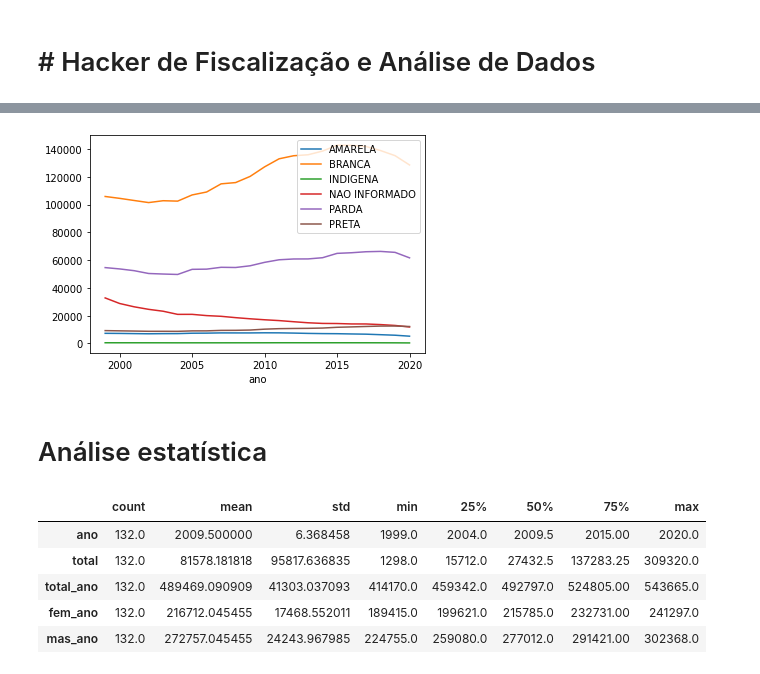
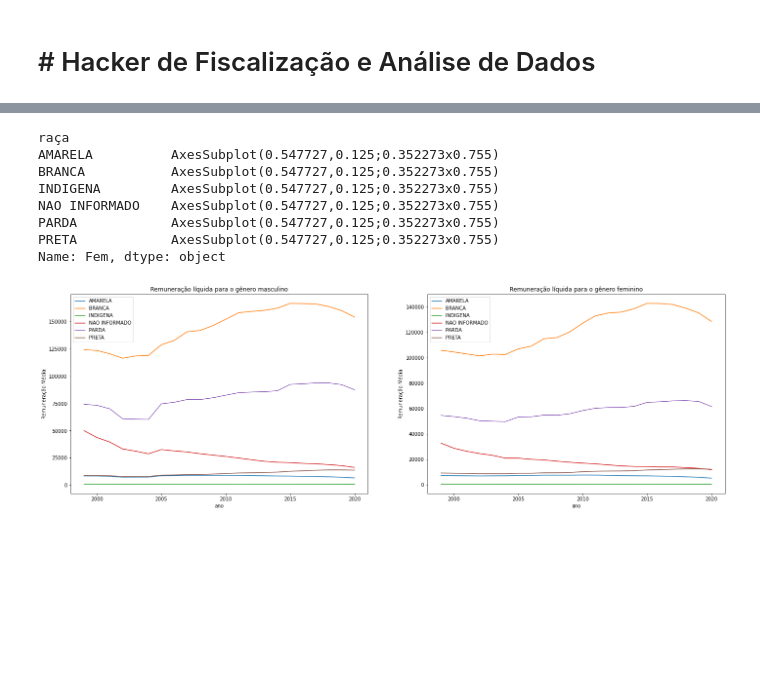
Before and after one commit to Italoalberto/Hacker-de-Fiscalizacao-e-Analise-de-Dados, a Jupyter notebook: Remuneração_Executivo.ipynb, the cells around one changed output, grey strips where cells are left out. Cells and saved outputs as stored; diff of their text form; code cells hidden in the pictures; blank space fills up the shorter version.

```diff
--- a/Remuneração_Executivo.ipynb
+++ b/Remuneração_Executivo.ipynb
@@ -103,6 +40,0 @@ Name: total, dtype: object
-# %%
-#definir o índice da coluna
-df.set_index(ano, inplace=True)
-
-#agrupar o dado por produto e desenhar um gráfico de linha
-df.Mas = df.groupby('raça')['Mas'].plot(legend=True)
@@ -111,19 +84,28 @@ df.Mas = df.groupby('raça')['Mas'].plot(legend=True)
 # %%
-#definir o índice da coluna
+# definir o índice da coluna
 df.set_index(ano, inplace=True)
 
-#agrupar o dado por produto e desenhar um gráfico de linha
-df.Fem = df.groupby('raça')['Fem'].plot(legend=True)
+# criar subplots para visualizar os dois gráficos um ao lado do outro
+fig, axs = plt.subplots(nrows=1, ncols=2, figsize=(24, 7.5))
+
+axs[0].set_title('Remuneração líquida para o gênero masculino')
+axs[0].set_xlabel('Ano')
+axs[0].set_ylabel('Remuneração Média')
+
+axs[1].set_title('Remuneração líquida para o gênero feminino')
+axs[1].set_xlabel('Ano')
+axs[1].set_ylabel('Remuneração Média')
+
+# agrupar o dado por produto e desenhar um gráfico de linha
+df.groupby('raça')['Mas'].plot(legend=True, ax=axs[0])
+df.groupby('raça')['Fem'].plot(legend=True, ax=axs[1])
 # %% [output]
+raça
+AMARELA          AxesSubplot(0.547727,0.125;0.352273x0.755)
+BRANCA           AxesSubplot(0.547727,0.125;0.352273x0.755)
+INDIGENA         AxesSubplot(0.547727,0.125;0.352273x0.755)
+NAO INFORMADO    AxesSubplot(0.547727,0.125;0.352273x0.755)
+PARDA            AxesSubplot(0.547727,0.125;0.352273x0.755)
+PRETA            AxesSubplot(0.547727,0.125;0.352273x0.755)
+Name: Fem, dtype: object
-[figure, old version]
+[figure, new version]
-# %% [markdown]
-# Análise estatística
-# %%
-df.describe().transpose()
-# %% [output]
-|  | count | mean | std | min | 25% | 50% | 75% | max |
-| ano | 132.0 | 2009.500000 | 6.368458 | 1999.0 | 2004.0 | 2009.5 | 2015.00 | 2020.0 |
-| total | 132.0 | 81578.181818 | 95817.636835 | 1298.0 | 15712.0 | 27432.5 | 137283.25 | 309320.0 |
-| total_ano | 132.0 | 489469.090909 | 41303.037093 | 414170.0 | 459342.0 | 492797.0 | 524805.00 | 543665.0 |
-| fem_ano | 132.0 | 216712.045455 | 17468.552011 | 189415.0 | 199621.0 | 215785.0 | 232731.00 | 241297.0 |
-| mas_ano | 132.0 | 272757.045455 | 24243.967985 | 224755.0 | 259080.0 | 277012.0 | 291421.00 | 302368.0 |
```
Also changed, not shown: parts of 21 cells of this notebook.
